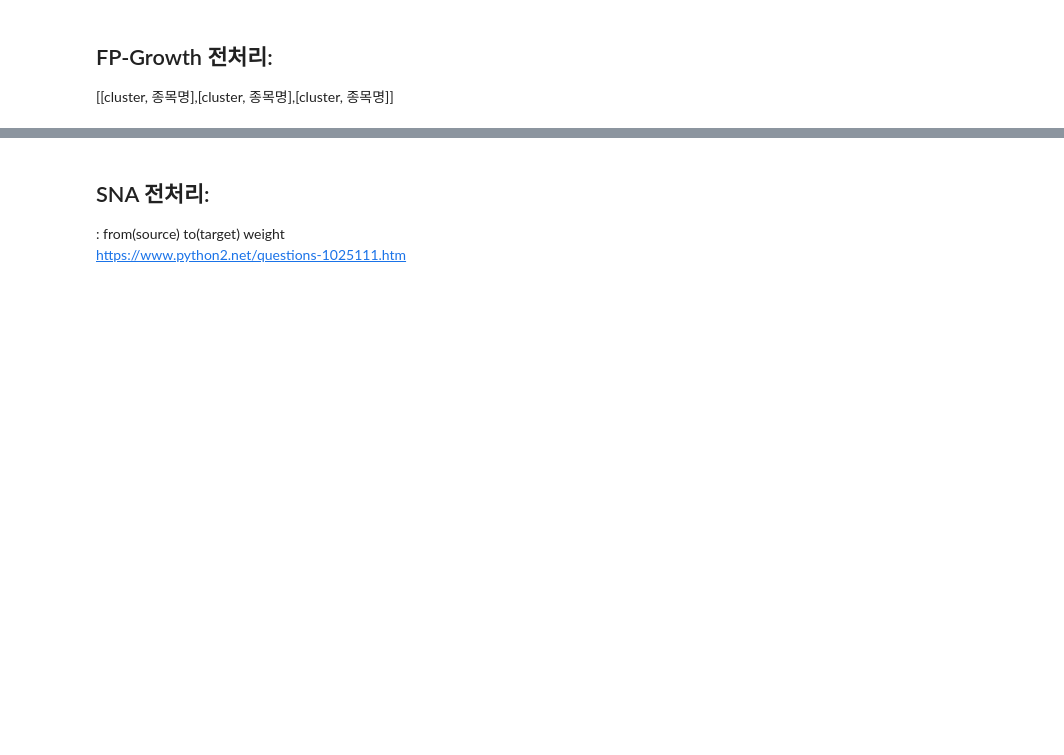
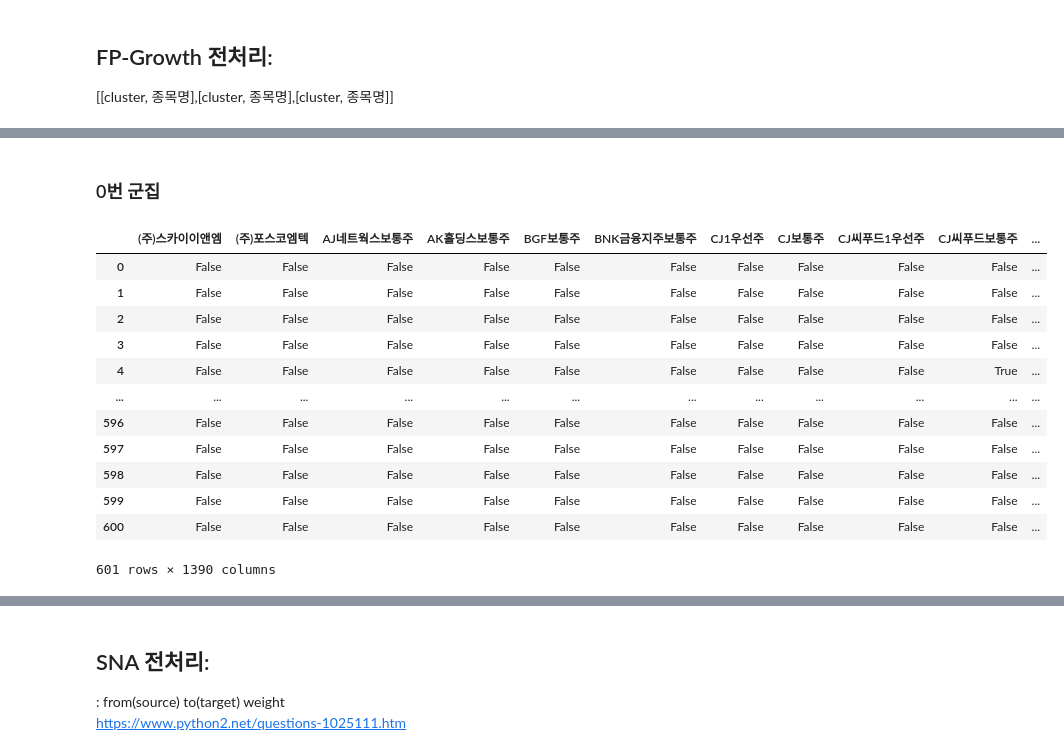
Before and after one commit to christine127/Portfolio_Recommendation_Project, a Jupyter notebook: 알고리즘.ipynb, the cells around one changed output, grey strips where cells are left out. Drawn from its saved outputs; the diff is of its cells as text; code cells hidden in the pictures; blank space fills up the shorter version.

```diff
--- a/알고리즘.ipynb
+++ b/알고리즘.ipynb
@@ -69,0 +121,21 @@ df2
+# %% [markdown]
+### 0번 군집
+# %%
+lst0 = file.loc[file['cluster']=='0.0'].groupby('고객구분코드')['상품명'].unique().agg(list)
+te_ary0 = te.fit(lst0).transform(lst0)
+df0 = pd.DataFrame(te_ary0, columns=te.columns_)
+df0
+# %% [output]
+|  | (주)스카이이앤엠 | (주)포스코엠텍 | AJ네트웍스보통주 | AK홀딩스보통주 | BGF보통주 | BNK금융지주보통주 | CJ1우선주 | CJ보통주 | CJ씨푸드1우선주 | CJ씨푸드보통주 | ... |
+| 0 | False | False | False | False | False | False | False | False | False | False | ... |
+| 1 | False | False | False | False | False | False | False | False | False | False | ... |
+| 2 | False | False | False | False | False | False | False | False | False | False | ... |
+| 3 | False | False | False | False | False | False | False | False | False | False | ... |
+| 4 | False | False | False | False | False | False | False | False | False | True | ... |
+| ... | ... | ... | ... | ... | ... | ... | ... | ... | ... | ... | ... |
+| 596 | False | False | False | False | False | False | False | False | False | False | ... |
+| 597 | False | False | False | False | False | False | False | False | False | False | ... |
+| 598 | False | False | False | False | False | False | False | False | False | False | ... |
+| 599 | False | False | False | False | False | False | False | False | False | False | ... |
+| 600 | False | False | False | False | False | False | False | False | False | False | ... |
+601 rows × 1390 columns
```
Also changed, not shown: parts of 23 cells of this notebook.
